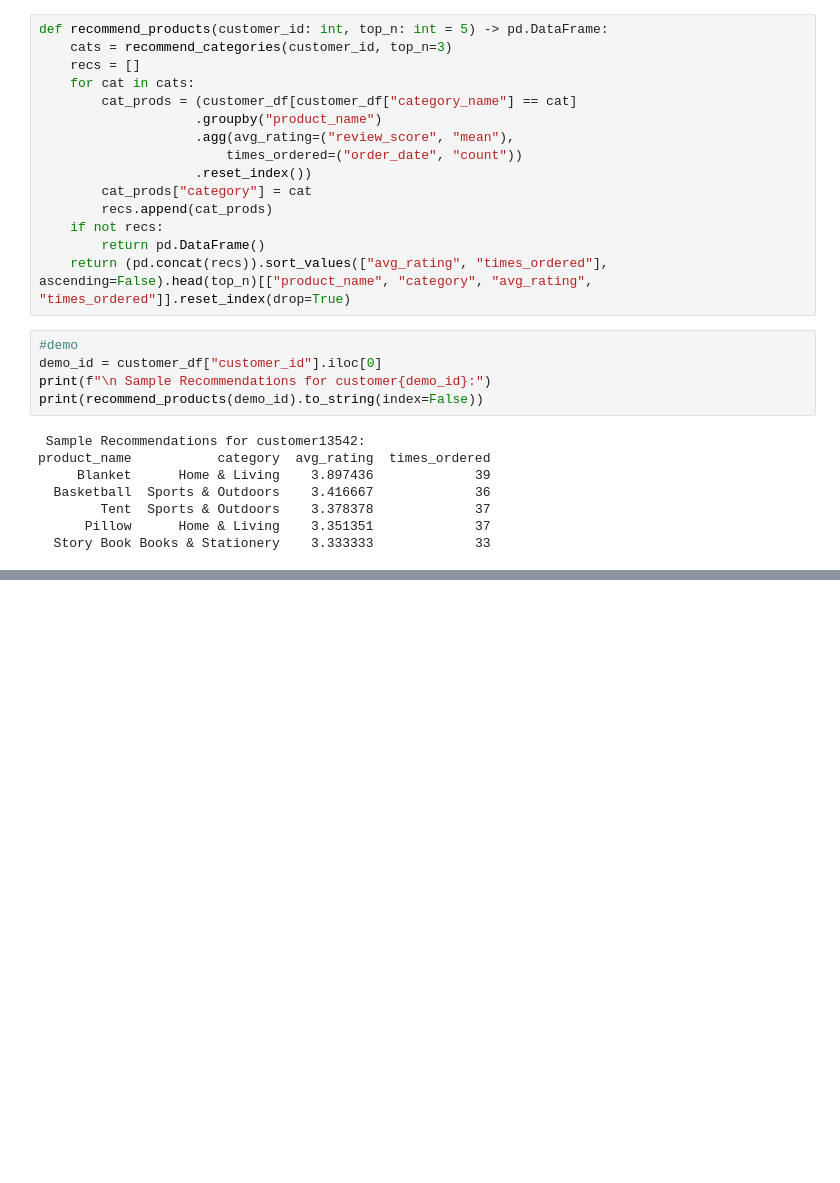
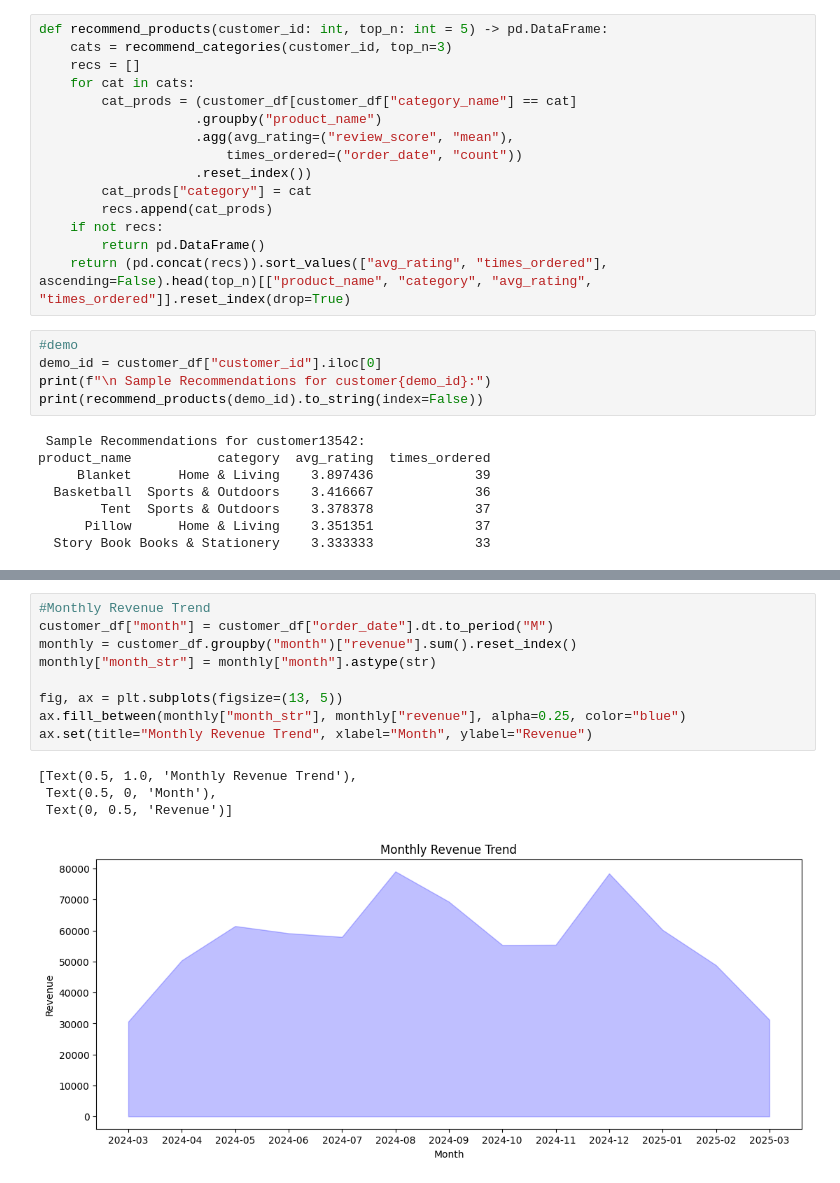
Before and after one commit to datajav/ecommerce-data-visualization-project, a Jupyter notebook: notebook/customer_analytics.ipynb, the cells around one changed output, grey strips where cells are left out. Saved outputs shown, nothing was run; the diff lists cells and outputs as text; blank space fills up the shorter version.

```diff
--- a/notebook/customer_analytics.ipynb
+++ b/notebook/customer_analytics.ipynb
@@ -284,0 +309,14 @@ ax.legend(title="Category", bbox_to_anchor=(1.01,1), loc="upper left", fontsize=
+# %%
+#Monthly Revenue Trend
+customer_df["month"] = customer_df["order_date"].dt.to_period("M")
+monthly = customer_df.groupby("month")["revenue"].sum().reset_index()
+monthly["month_str"] = monthly["month"].astype(str)
+
+fig, ax = plt.subplots(figsize=(13, 5))
+ax.fill_between(monthly["month_str"], monthly["revenue"], alpha=0.25, color="blue")
+ax.set(title="Monthly Revenue Trend", xlabel="Month", ylabel="Revenue")
+# %% [output]
+[Text(0.5, 1.0, 'Monthly Revenue Trend'),
+ Text(0.5, 0, 'Month'),
+ Text(0, 0.5, 'Revenue')]
+[figure, added]
```
Also changed, not shown: parts of 7 cells of this notebook.
